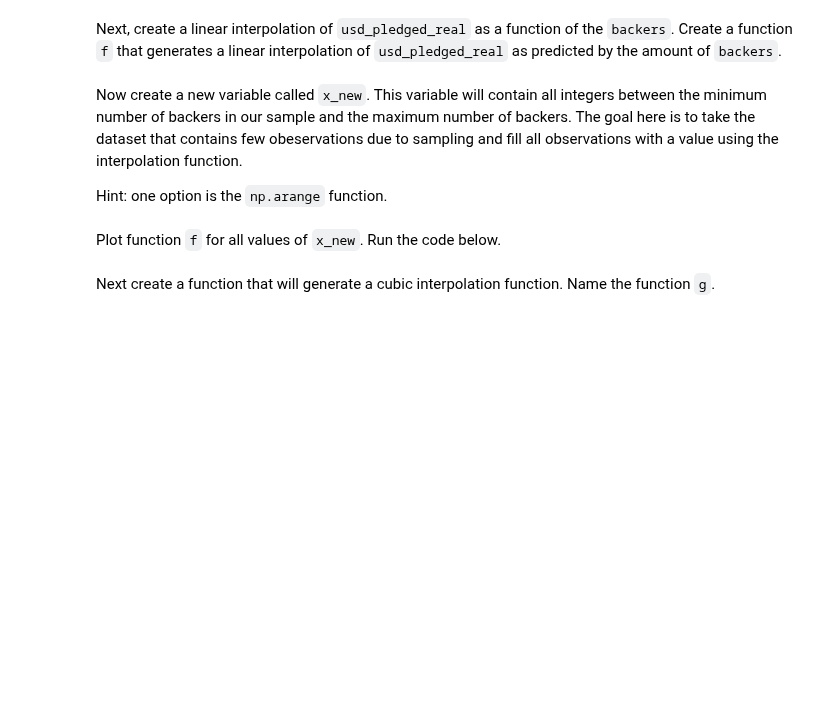
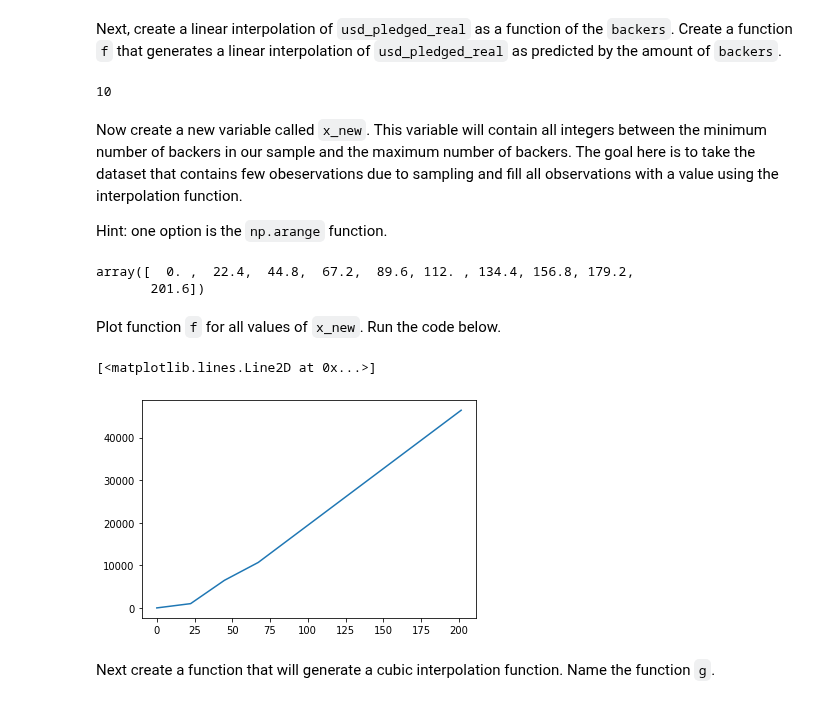
Before and after one commit to ta-data-lis/lab-intro-to-scipy, a Jupyter notebook: your-code/main.ipynb, the cells around one changed output. Cells and saved outputs as stored; diff of their text form; code cells hidden in the pictures; blank space fills up the shorter version.

```diff
--- a/your-code/main.ipynb
+++ b/your-code/main.ipynb
@@ -59,0 +155,3 @@ In the cell below, import the `interp1d` function from `scipy.interpolate` and f
+# %%
+kickstarter_first_10 = df.head(10)
+kickstarter_first_10
@@ -64,3 +178,13 @@ Next, create a linear interpolation of `usd_pledged_real` as a function of the `
+# %%
+f = interpolate.interp1d(x, y)
+>>>
+>>> xnew = np.arange(0, 9, 0.1)
+>>> ynew = f(xnew)   # use interpolation function returned by `interp1d`
+>>> plt.plot(x, y, 'o', xnew, ynew, '-')
+# %%
+len(kickstarter_first_10['backers'])
+# %% [output]
+10
 # %% [markdown]
 Now create a new variable called `x_new`. This variable will contain all integers between the minimum number of backers in our sample and the maximum number of backers. The goal here is to take the dataset that contains few obeservations due to sampling and fill all observations with a value using the interpolation function.
 
@@ -70,11 +192,30 @@ Hint: one option is the `np.arange` function.
+# %%
+# Your code here:
+
+# generate the x-axis
+backers_min = kickstarter_first_10['backers'].min()
+backers_max = kickstarter_first_10['backers'].max()
+
+x_new = np.arange(backers_min,backers_max,22.4).T
+# %% [output]
+array([  0. ,  22.4,  44.8,  67.2,  89.6, 112. , 134.4, 156.8, 179.2,
+       201.6])
+# %%
+# call the f function, and create the interpolate object y_new
+func = f(kickstarter_first_10['backers'],kickstarter_first_10['usd_pledged_real'])
+
+y_new = func(x_new)
 # %% [markdown]
 Plot function `f` for all values of `x_new`. Run the code below.
 # %%
 # Run this code:
 
 %matplotlib inline
 import matplotlib.pyplot as plt
 
-plt.plot(x_new, f(x_new))
+plt.plot(x_new, y_new)
+# %% [output]
+[<matplotlib.lines.Line2D at 0x...>]
+[figure, added]
 # %% [markdown]
 Next create a function that will generate a cubic interpolation function. Name the function `g`.
```
Also changed, not shown: parts of 27 cells of this notebook.
